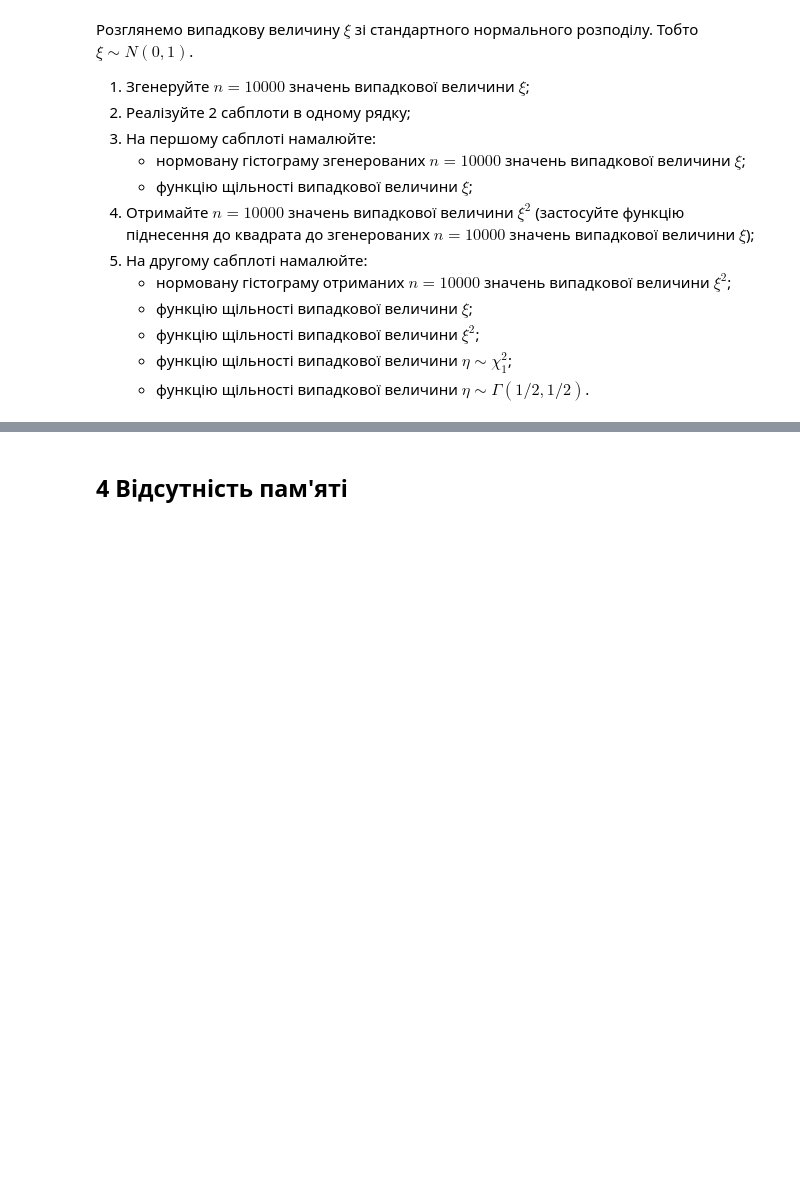
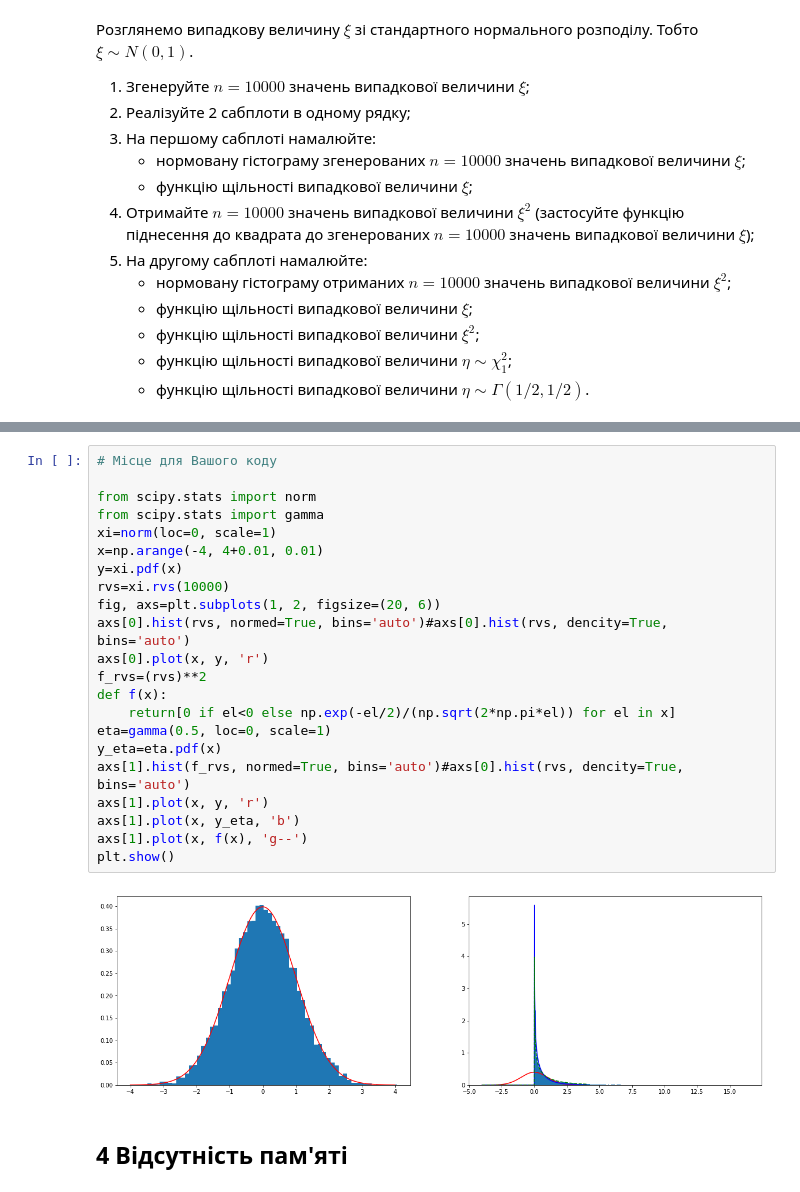
Before and after one commit to mikke-172/probability_homework7, a Jupyter notebook: Лабораторне заняття 7.ipynb, the cells around one changed output, grey strips where cells are left out. Drawn from its saved outputs; the diff is of its cells as text; blank space fills up the shorter version.

```diff
--- a/Лабораторне заняття 7.ipynb
+++ b/Лабораторне заняття 7.ipynb
@@ -337,3 +340,27 @@ plt.show()
+# %%
+# Місце для Вашого коду
+
+from scipy.stats import norm
+from scipy.stats import gamma
+xi=norm(loc=0, scale=1)
+x=np.arange(-4, 4+0.01, 0.01)
+y=xi.pdf(x)
+rvs=xi.rvs(10000)
+fig, axs=plt.subplots(1, 2, figsize=(20, 6))
+axs[0].hist(rvs, normed=True, bins='auto')#axs[0].hist(rvs, dencity=True, bins='auto')
+axs[0].plot(x, y, 'r')
+f_rvs=(rvs)**2
+def f(x):
+    return[0 if el<0 else np.exp(-el/2)/(np.sqrt(2*np.pi*el)) for el in x]
+eta=gamma(0.5, loc=0, scale=1)
+y_eta=eta.pdf(x)
+axs[1].hist(f_rvs, normed=True, bins='auto')#axs[0].hist(rvs, dencity=True, bins='auto')
+axs[1].plot(x, y, 'r')
+axs[1].plot(x, y_eta, 'b')
+axs[1].plot(x, f(x), 'g--')
+plt.show()
+# %% [output]
+[figure, added]
 # %% [markdown]
 ## 4 Відсутність пам'яті
 # %% [markdown]
```
Also changed, not shown: parts of 23 cells of this notebook.
